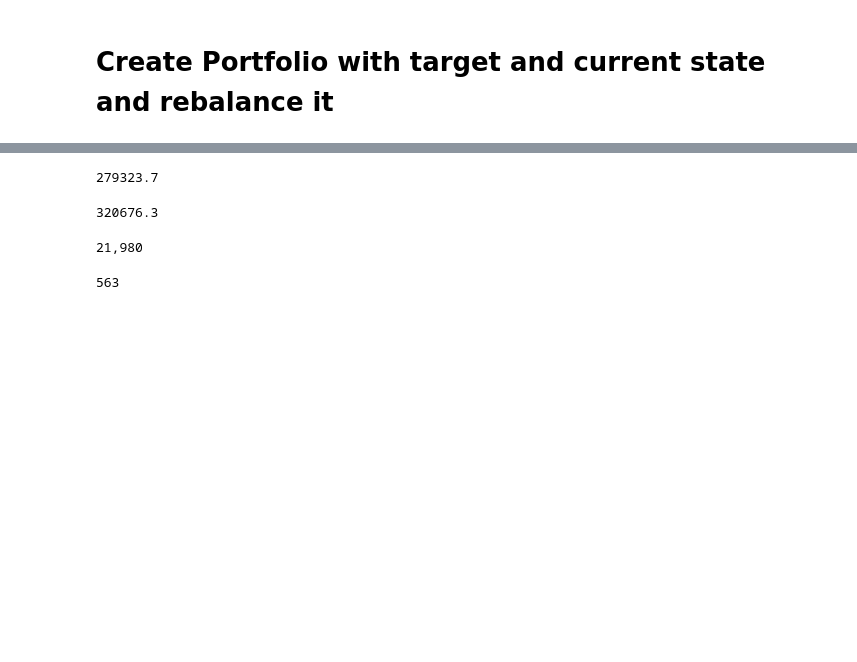
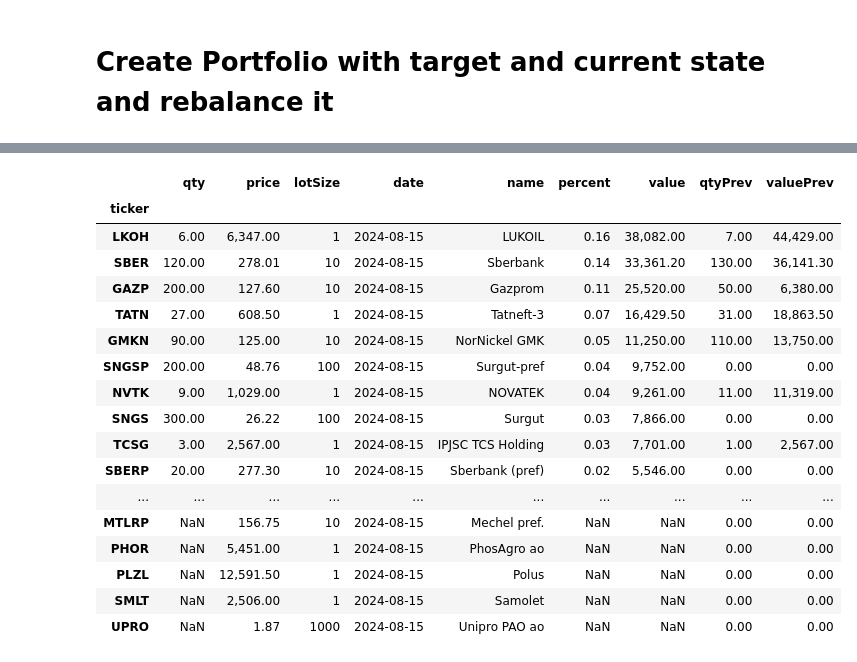
Before and after one commit to valerylobanov/StockRebalancer, a Jupyter notebook: MoexRebalancer.ipynb, the cells around one changed output, grey strips where cells are left out. Drawn from its saved outputs; the diff is of its cells as text; code cells hidden in the pictures; blank space fills up the shorter version.

```diff
--- a/MoexRebalancer.ipynb
+++ b/MoexRebalancer.ipynb
@@ -56,4 +65,23 @@ r
 # %%
-r['chgValue'].sum()
+p.applyChanges(c)
+r = p.getCurrent()
+r
 # %% [output]
-279323.7
+|  | qty | price | lotSize | date | name | percent | value | qtyPrev | valuePrev |
+| ticker |  |  |  |  |  |  |  |  |  |
+| LKOH | 6.00 | 6,347.00 | 1 | 2024-08-15 | LUKOIL | 0.16 | 38,082.00 | 7.00 | 44,429.00 |
+| SBER | 120.00 | 278.01 | 10 | 2024-08-15 | Sberbank | 0.14 | 33,361.20 | 130.00 | 36,141.30 |
+| GAZP | 200.00 | 127.60 | 10 | 2024-08-15 | Gazprom | 0.11 | 25,520.00 | 50.00 | 6,380.00 |
+| TATN | 27.00 | 608.50 | 1 | 2024-08-15 | Tatneft-3 | 0.07 | 16,429.50 | 31.00 | 18,863.50 |
+| GMKN | 90.00 | 125.00 | 10 | 2024-08-15 | NorNickel GMK | 0.05 | 11,250.00 | 110.00 | 13,750.00 |
+| SNGSP | 200.00 | 48.76 | 100 | 2024-08-15 | Surgut-pref | 0.04 | 9,752.00 | 0.00 | 0.00 |
+| NVTK | 9.00 | 1,029.00 | 1 | 2024-08-15 | NOVATEK | 0.04 | 9,261.00 | 11.00 | 11,319.00 |
+| SNGS | 300.00 | 26.22 | 100 | 2024-08-15 | Surgut | 0.03 | 7,866.00 | 0.00 | 0.00 |
+| TCSG | 3.00 | 2,567.00 | 1 | 2024-08-15 | IPJSC TCS Holding | 0.03 | 7,701.00 | 1.00 | 2,567.00 |
+| SBERP | 20.00 | 277.30 | 10 | 2024-08-15 | Sberbank (pref) | 0.02 | 5,546.00 | 0.00 | 0.00 |
+| ... | ... | ... | ... | ... | ... | ... | ... | ... | ... |
+| MTLRP | NaN | 156.75 | 10 | 2024-08-15 | Mechel pref. | NaN | NaN | 0.00 | 0.00 |
+| PHOR | NaN | 5,451.00 | 1 | 2024-08-15 | PhosAgro ao | NaN | NaN | 0.00 | 0.00 |
+| PLZL | NaN | 12,591.50 | 1 | 2024-08-15 | Polus | NaN | NaN | 0.00 | 0.00 |
+| SMLT | NaN | 2,506.00 | 1 | 2024-08-15 | Samolet | NaN | NaN | 0.00 | 0.00 |
+| UPRO | NaN | 1.87 | 1000 | 2024-08-15 | Unipro PAO ao | NaN | NaN | 0.00 | 0.00 |
@@ -62,7 +87,0 @@ s1 = p.getStd()
-# %%
-p.rebalance()
-c = p.getCurrent()
-c['value'].sum()
-p.getCashValue()
-# %% [output]
-320676.3
@@ -71,8 +87,0 @@ s2 = p.getStd()
-# %%
-print(f"{s1:,.0f}")
-# %% [output]
-21,980
-# %%
-print(f"{s2:,.0f}")
-# %% [output]
-563
```
Also changed, not shown: parts of 4 cells of this notebook, 12 other files.
